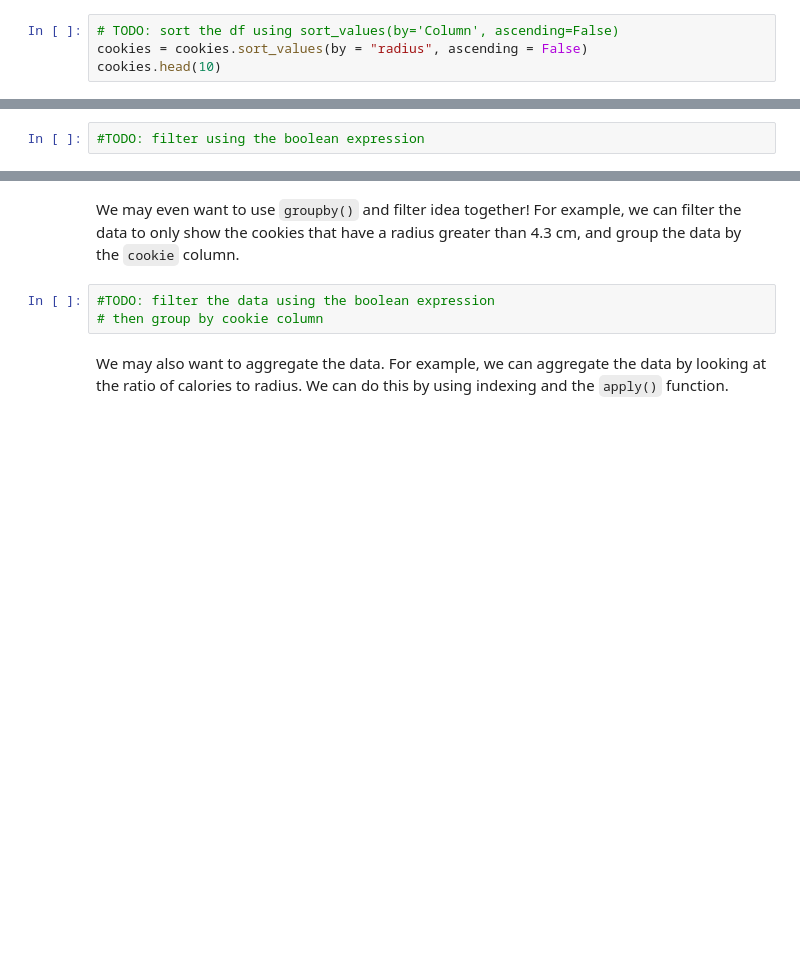
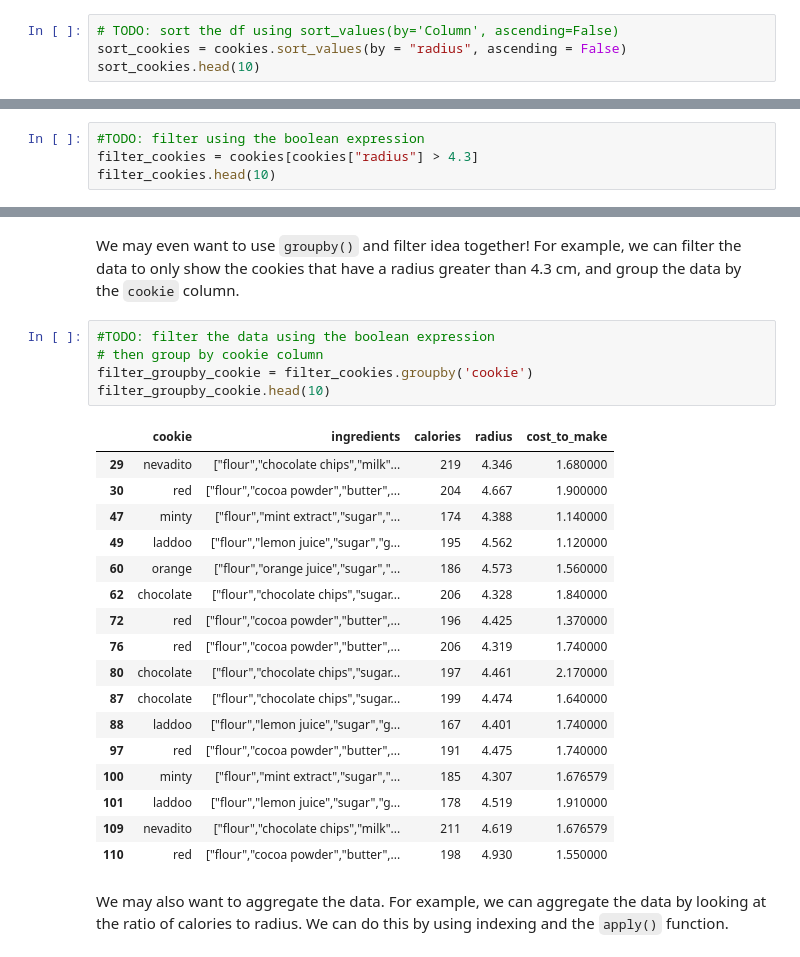
Before and after one commit to KeJin1105/Data-Science-Fundamentals, a Jupyter notebook: labs/lab-02/lab02.ipynb, the cells around one changed output, grey strips where cells are left out. Drawn from its saved outputs; the diff is of its cells as text; blank space fills up the shorter version.

Commit message:
finish grouping, filtering, aggregating part

```diff
--- a/labs/lab-02/lab02.ipynb
+++ b/labs/lab-02/lab02.ipynb
@@ -289,8 +289,8 @@ And we can do a lot more things! We will see these concepts be used in the next
 Before trying out these complicated operations, lets first sort the sort the df by the radius of the cookies using the `sort_values()` function.
 # %%
 # TODO: sort the df using sort_values(by='Column', ascending=False)
-cookies = cookies.sort_values(by = "radius", ascending = False)
-cookies.head(10)
+sort_cookies = cookies.sort_values(by = "radius", ascending = False)
+sort_cookies.head(10)
 # %% [output]
 |  | cookie | ingredients | calories | radius | cost_to_make |
 | 110 | red | ["flour","cocoa powder","butter",... | 198 | 4.930 | 1.550000 |
@@ -334,3 +317,5 @@ We can also group by multiple columns. For example, we can group the data by the
 We may also want to filter the data. For example, we can filter the data to only show the cookies that have a radius greater than 4.3 cm. We can do this by indexing the DataFrame with a boolean expression.
 # %%
 #TODO: filter using the boolean expression
+filter_cookies = cookies[cookies["radius"] > 4.3]
+filter_cookies.head(10)
@@ -339,6 +336,26 @@ We may even want to use `groupby()` and filter idea together! For example, we ca
 # %%
 #TODO: filter the data using the boolean expression
 # then group by cookie column
+filter_groupby_cookie = filter_cookies.groupby('cookie')
+filter_groupby_cookie.head(10)
+# %% [output]
+|  | cookie | ingredients | calories | radius | cost_to_make |
+| 29 | nevadito | ["flour","chocolate chips","milk"... | 219 | 4.346 | 1.680000 |
+| 30 | red | ["flour","cocoa powder","butter",... | 204 | 4.667 | 1.900000 |
+| 47 | minty | ["flour","mint extract","sugar","... | 174 | 4.388 | 1.140000 |
+| 49 | laddoo | ["flour","lemon juice","sugar","g... | 195 | 4.562 | 1.120000 |
+| 60 | orange | ["flour","orange juice","sugar","... | 186 | 4.573 | 1.560000 |
+| 62 | chocolate | ["flour","chocolate chips","sugar... | 206 | 4.328 | 1.840000 |
+| 72 | red | ["flour","cocoa powder","butter",... | 196 | 4.425 | 1.370000 |
+| 76 | red | ["flour","cocoa powder","butter",... | 206 | 4.319 | 1.740000 |
+| 80 | chocolate | ["flour","chocolate chips","sugar... | 197 | 4.461 | 2.170000 |
+| 87 | chocolate | ["flour","chocolate chips","sugar... | 199 | 4.474 | 1.640000 |
+| 88 | laddoo | ["flour","lemon juice","sugar","g... | 167 | 4.401 | 1.740000 |
+| 97 | red | ["flour","cocoa powder","butter",... | 191 | 4.475 | 1.740000 |
+| 100 | minty | ["flour","mint extract","sugar","... | 185 | 4.307 | 1.676579 |
+| 101 | laddoo | ["flour","lemon juice","sugar","g... | 178 | 4.519 | 1.910000 |
+| 109 | nevadito | ["flour","chocolate chips","milk"... | 211 | 4.619 | 1.676579 |
+| 110 | red | ["flour","cocoa powder","butter",... | 198 | 4.930 | 1.550000 |
 # %% [markdown]
 We may also want to aggregate the data. For example, we can aggregate the data by looking at the ratio of calories to radius. We can do this by using indexing and the `apply()` function.
 # %%
```
Also changed, not shown: parts of 5 cells of this notebook.
